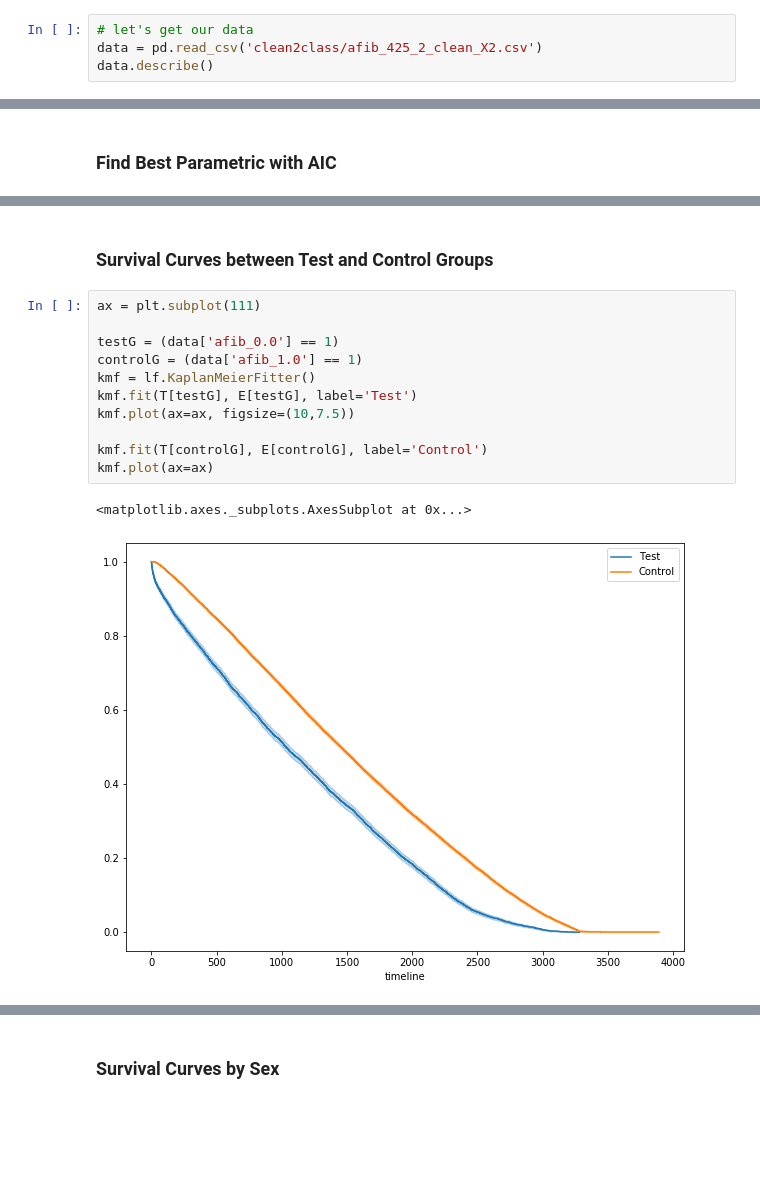
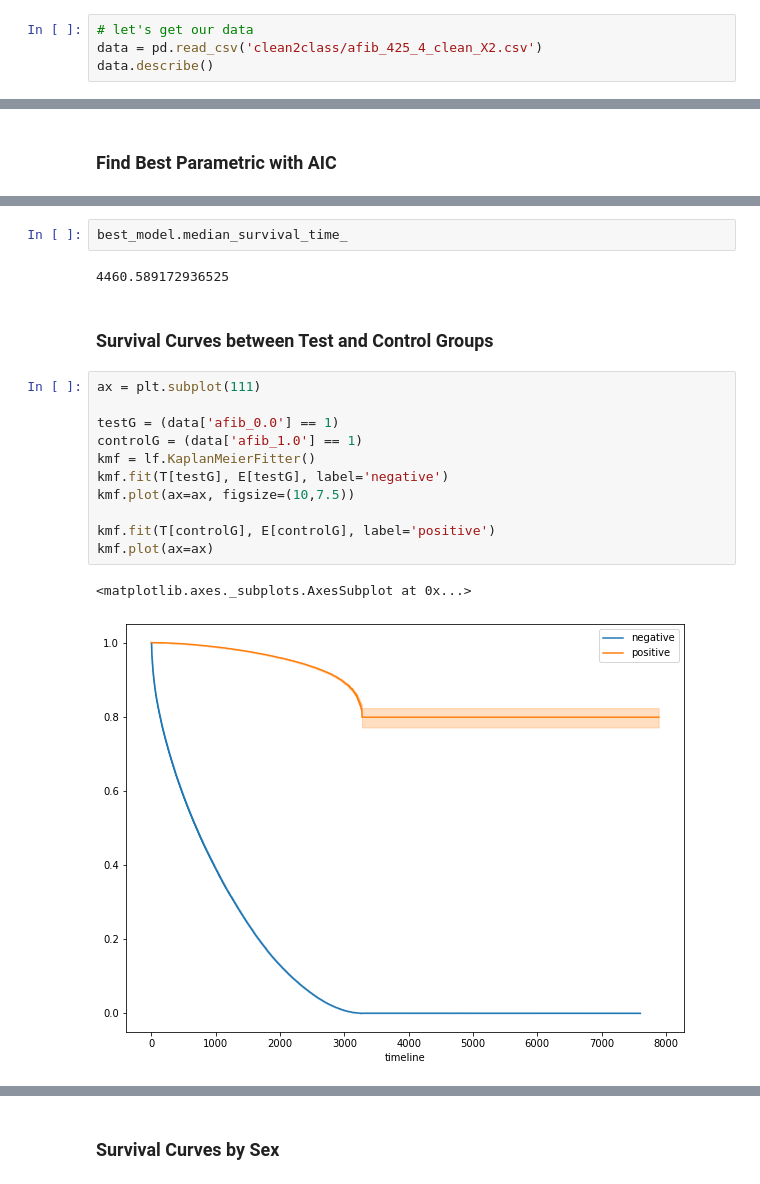
Before and after one commit to wilson-diaz/HCUP-Survival, a Jupyter notebook: SurvivalModels2Class.ipynb, the cells around one changed output, grey strips where cells are left out. Cells and saved outputs as stored; diff of their text form; blank space fills up the shorter version.

```diff
--- a/SurvivalModels2Class.ipynb
+++ b/SurvivalModels2Class.ipynb
@@ -6,6 +6,6 @@ import lifelines as lf
 import sklearn as sk
 # %%
 # let's get our data
-data = pd.read_csv('clean2class/afib_425_2_clean_X2.csv')
+data = pd.read_csv('clean2class/afib_425_4_clean_X2.csv')
 data.describe()
 # %% [output]
@@ -84,17 +120,21 @@ best_model.plot_hazard(figsize=(10, 7.5))
+# %%
+best_model.median_survival_time_
+# %% [output]
+4460.589172936525
 # %% [markdown]
 ### Survival Curves between Test and Control Groups
 # %%
 ax = plt.subplot(111)
 
 testG = (data['afib_0.0'] == 1)
 controlG = (data['afib_1.0'] == 1)
 kmf = lf.KaplanMeierFitter()
-kmf.fit(T[testG], E[testG], label='Test')
+kmf.fit(T[testG], E[testG], label='negative')
 kmf.plot(ax=ax, figsize=(10,7.5))
 
-kmf.fit(T[controlG], E[controlG], label='Control')
+kmf.fit(T[controlG], E[controlG], label='positive')
 kmf.plot(ax=ax)
 # %% [output]
 <matplotlib.axes._subplots.AxesSubplot at 0x...>
-[figure, old version]
+[figure, new version]
 # %%
```
Also changed, not shown: parts of 20 cells of this notebook, 1 other file.
